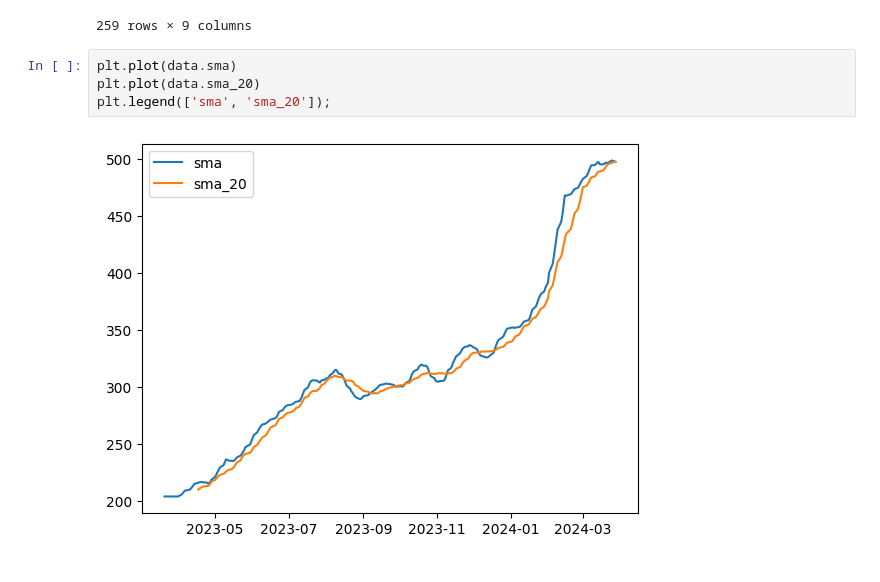
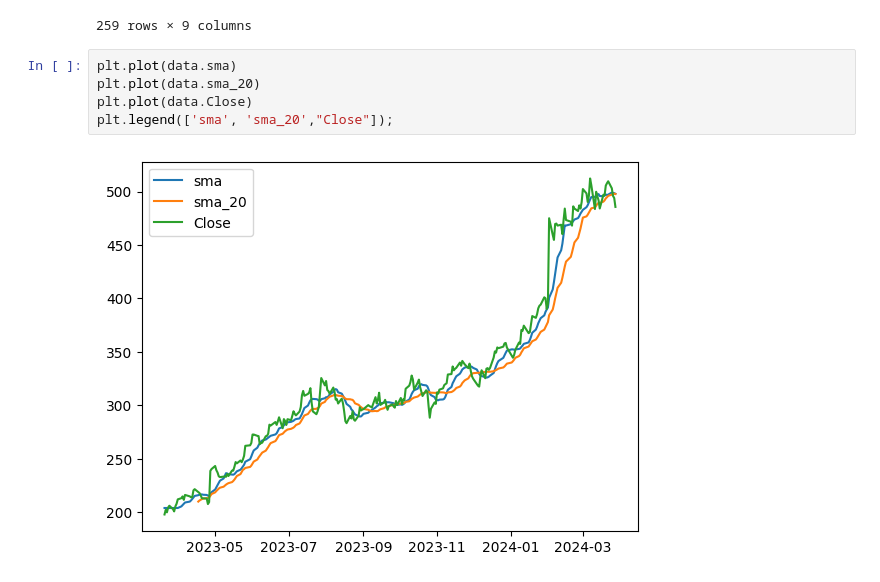
Before and after one commit to AlgoRisk-Insights/algorisk-insights-assignment-1-Ayush805131, a Jupyter notebook: Assignment1 (230272) problem-3.ipynb, the cells around one changed output. Drawn from its saved outputs; the diff is of its cells as text.

```diff
--- a/Assignment1 (230272) problem-3.ipynb
+++ b/Assignment1 (230272) problem-3.ipynb
@@ -214,6 +214,7 @@ data
 # %%
 plt.plot(data.sma)
 plt.plot(data.sma_20)
-plt.legend(['sma', 'sma_20']);
+plt.plot(data.Close)
+plt.legend(['sma', 'sma_20',"Close"]);
 # %% [output]
-[figure, old version]
+[figure, new version]
```
